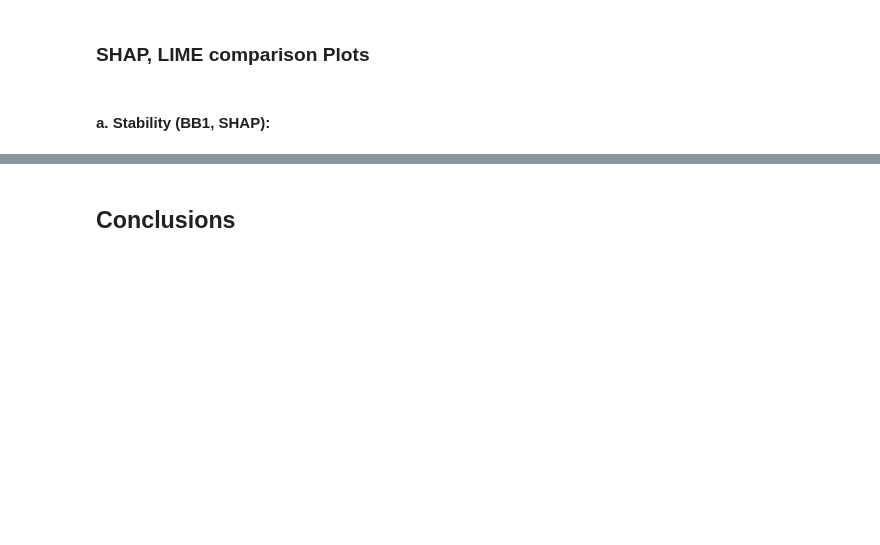
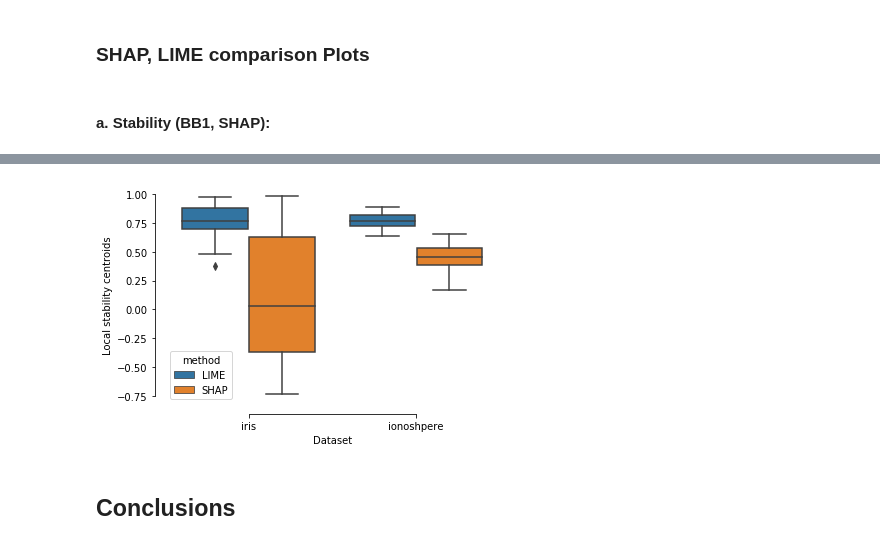
Before and after one commit to aamurtaza/explainML, a Jupyter notebook: classification/numerical/iris/2.stability/bb2/bb2_iris_stability.ipynb, the cells around one changed output, grey strips where cells are left out. Drawn from its saved outputs; the diff is of its cells as text; code cells hidden in the pictures; blank space fills up the shorter version.

Commit message:
add datasets comparison plot bb2, iris, stabiliy

```diff
--- a/classification/numerical/iris/2.stability/bb2/bb2_iris_stability.ipynb
+++ b/classification/numerical/iris/2.stability/bb2/bb2_iris_stability.ipynb
@@ -508,0 +515,3 @@ plt.legend();
+# %%
+iris_save_path = pathlib.Path.cwd().parent.parent.parent.parent.parent.parent.parent / 'datasets' / 'iris_stability_lime_shap_bb2.csv'
+iono_save_path = pathlib.Path.cwd().parent.parent.parent.parent.parent.parent.parent / 'datasets' / 'iono_stability_lime_shap_bb2.csv'
@@ -508,0 +520,4 @@ plt.legend();
+# %%
+iris_stability_lime_shap = pd.read_csv(iris_save_path)
+iono_stability_lime_shap = pd.read_csv(iono_save_path)
+concat_stability_iris_iono = pd.concat([iris_stability_lime_shap, iono_stability_lime_shap])
@@ -508,0 +532,5 @@ plt.legend();
+# %%
+concat_stability_iris_iono_copy = concat_stability_iris_iono.copy()
+concat_stability_iris_iono_copy.rename(
+    columns={"centroid": "Local stability centroids", "dataset": "Dataset", "EM": "method"}, inplace=True)
+display(concat_stability_iris_iono_copy.head())
@@ -509,2 +544,9 @@ plt.legend();
+# %%
+ax = sns.boxplot(x="Dataset", y="Local stability centroids",
+            hue="method",
+            data=concat_stability_iris_iono_copy)
+sns.despine(offset=10, trim=True)
+# %% [output]
+[figure, added]
 # %% [markdown]
 ## Conclusions
```
Also changed, not shown: parts of 22 cells of this notebook.
